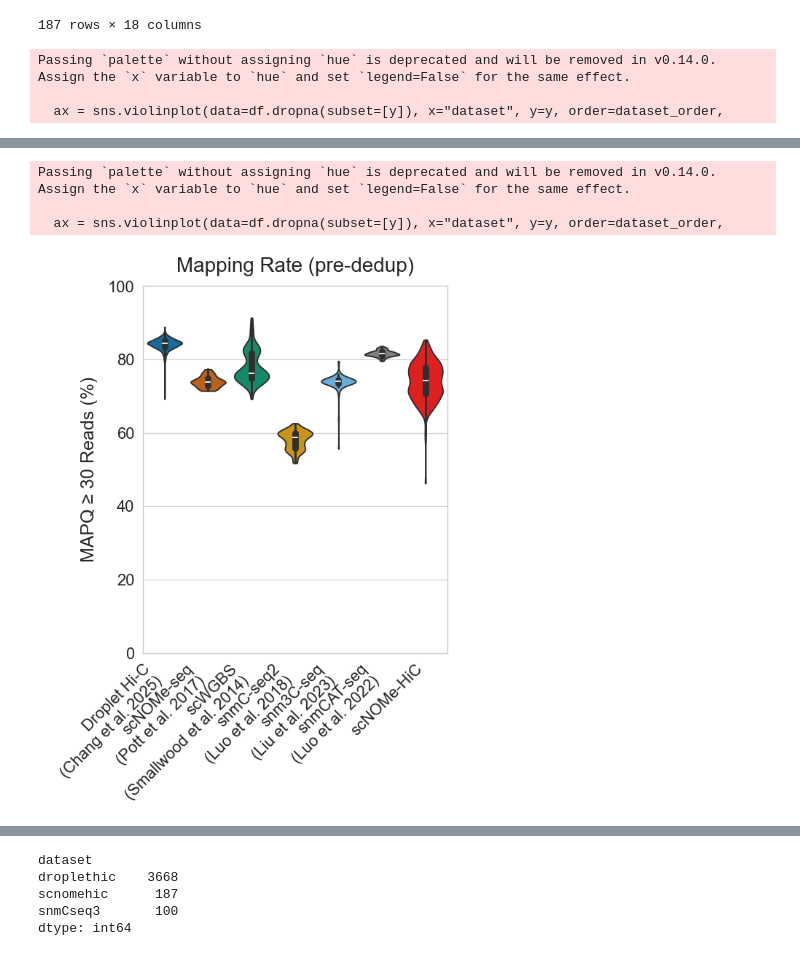
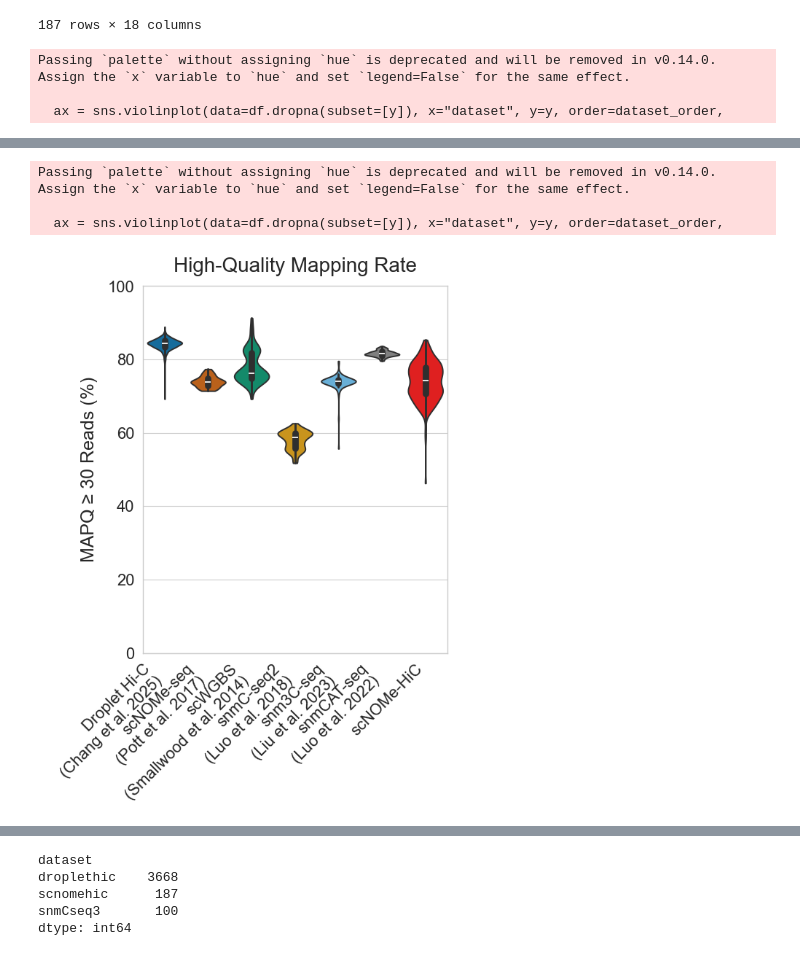
Before and after one commit to yoshihiko1218/snomehic_benchmark, a Jupyter notebook: summary/qc.ipynb, the cells around one changed output, grey strips where cells are left out. Drawn from its saved outputs; the diff is of its cells as text; code cells hidden in the pictures.

```diff
--- a/summary/qc.ipynb
+++ b/summary/qc.ipynb
@@ -872,35 +872,35 @@ align = pd.read_csv("summary/qc_tables/align.csv")
 _paper_labels = {
     "nagano":"scHi-C\n(Nagano et al. 2013)","droplethic":"Droplet Hi-C\n(Chang et al. 2025)",
     "scnome":"scNOMe-seq\n(Pott et al. 2017)","smallwood":"scWGBS\n(Smallwood et al. 2014)",
     "snmCseq2":"snmC-seq2\n(Luo et al. 2018)","snmCseq3":"snm3C-seq\n(Liu et al. 2023)",
     "snmCAT":"snmCAT-seq\n(Luo et al. 2022)","scnomehic":"scNOMe-HiC"}
 dataset_order = ["droplethic","scnome","smallwood","snmCseq2","snmCseq3","snmCAT","scnomehic"]
 palette = {"nagano":"#CC79A7","droplethic":"#0072B2","scnome":"#D55E00","smallwood":"#009E73",
     "snmCseq2":"#E69F00","snmCseq3":"#56B4E9","snmCAT":"#7F7F7F","scnomehic":"#FF0000"}
 os.makedirs("figures", exist_ok=True)
 def violin_plot(df, y, title, ylabel, log=False, ylim=None, fname="plot.pdf"):
     plt.figure(figsize=(6, 8))
     ax = sns.violinplot(data=df.dropna(subset=[y]), x="dataset", y=y, order=dataset_order,
                         palette=palette, inner="box", cut=0, bw_adjust=0.8, linewidth=1.4)
     ax.set_xlabel(""); ax.set_title(title, fontsize=20, pad=14)
     ax.set_ylabel(ylabel, fontsize=18, labelpad=10)
     ax.set_xticklabels([_paper_labels.get(t.get_text(), t.get_text()) for t in ax.get_xticklabels()], rotation=45, ha="right")
     if log:
         ax.set_yscale("log"); ax.yaxis.set_major_formatter(ticker.LogFormatterMathtext(base=10)); ax.set_ylim(bottom=1)
     if ylim is not None: ax.set_ylim(*ylim)
     plt.tight_layout(); plt.savefig(fname, dpi=300); plt.savefig(fname.replace(".pdf", ".png"), dpi=300); plt.show()
 # METRIC 3 -- MapQ30 mapping rate (after-dedup = main; before-dedup also saved)
 violin_plot(align, "rate_postDedup", "High-Quality Mapping Rate", "MAPQ ≥ 30 Reads (%)", ylim=(0, 100), fname="figures/mapq30rate_violinplot_winsorized.pdf")
-violin_plot(align, "rate_preDedup",  "Mapping Rate (pre-dedup)", "MAPQ ≥ 30 Reads (%)", ylim=(0, 100), fname="figures/mapq30rate_beforeDedup_violin.pdf")
+violin_plot(align, "rate_preDedup",  "High-Quality Mapping Rate", "MAPQ ≥ 30 Reads (%)", ylim=(0, 100), fname="figures/mapq30rate_beforeDedup_violin.pdf")
 # %% [output]
 Passing `palette` without assigning `hue` is deprecated and will be removed in v0.14.0. Assign the `x` variable to `hue` and set `legend=False` for the same effect.
 
   ax = sns.violinplot(data=df.dropna(subset=[y]), x="dataset", y=y, order=dataset_order,
 [figure]
 Passing `palette` without assigning `hue` is deprecated and will be removed in v0.14.0. Assign the `x` variable to `hue` and set `legend=False` for the same effect.
 
   ax = sns.violinplot(data=df.dropna(subset=[y]), x="dataset", y=y, order=dataset_order,
-[figure, old version]
+[figure, new version]
 # %%
 # METRIC 2 -- uniquely-mapped fragment count (after-dedup = main; before-dedup also saved).
 # Reuses violin_plot / align / dataset_order / palette from the previous cell. Log y (10^x).
```
Also changed, not shown: parts of 2 cells of this notebook, 26 other files.
